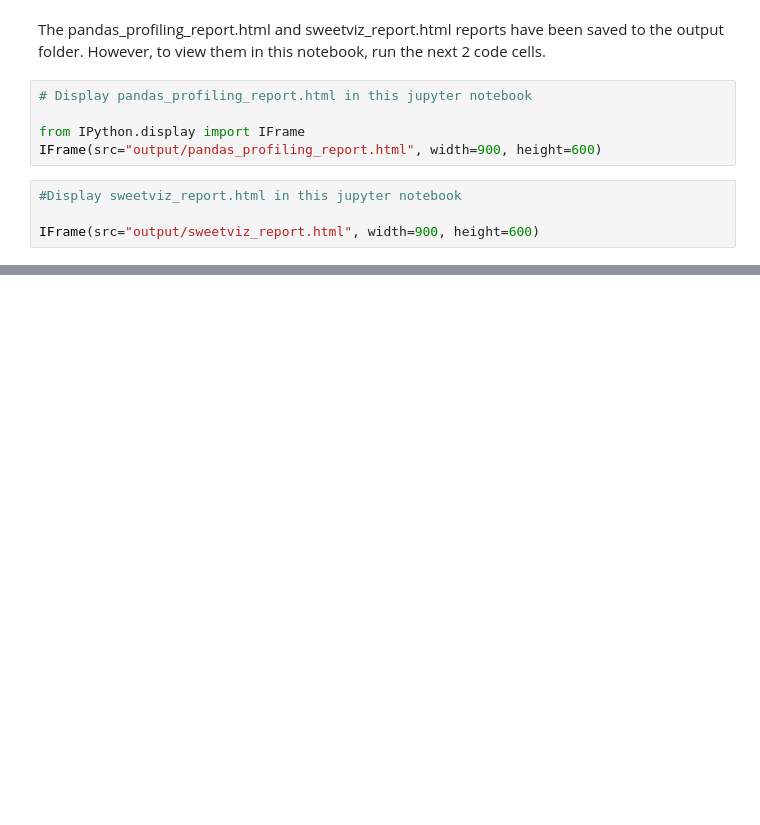
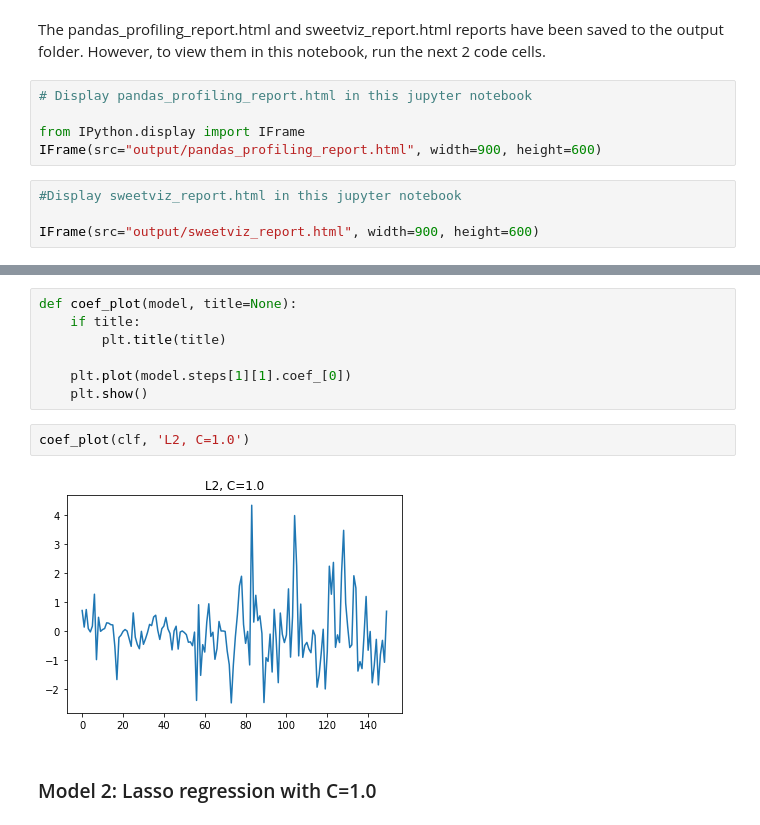
Before and after one commit to OsarodionOdion/skClassModels, a Jupyter notebook: skclass_models_hs.ipynb, the cells around one changed output, grey strips where cells are left out. Cells and saved outputs as stored; diff of their text form; blank space fills up the shorter version.

```diff
--- a/skclass_models_hs.ipynb
+++ b/skclass_models_hs.ipynb
@@ -77,0 +442,13 @@ IFrame(src="output/sweetviz_report.html", width=900, height=600)
+# %%
+def coef_plot(model, title=None):
+    if title:
+        plt.title(title)
+
+    plt.plot(model.steps[1][1].coef_[0])
+    plt.show()
+# %%
+coef_plot(clf, 'L2, C=1.0')
+# %% [output]
+[figure, added]
+# %% [markdown]
+### Model 2: Lasso regression with C=1.0
```
Also changed, not shown: parts of 45 cells of this notebook.
